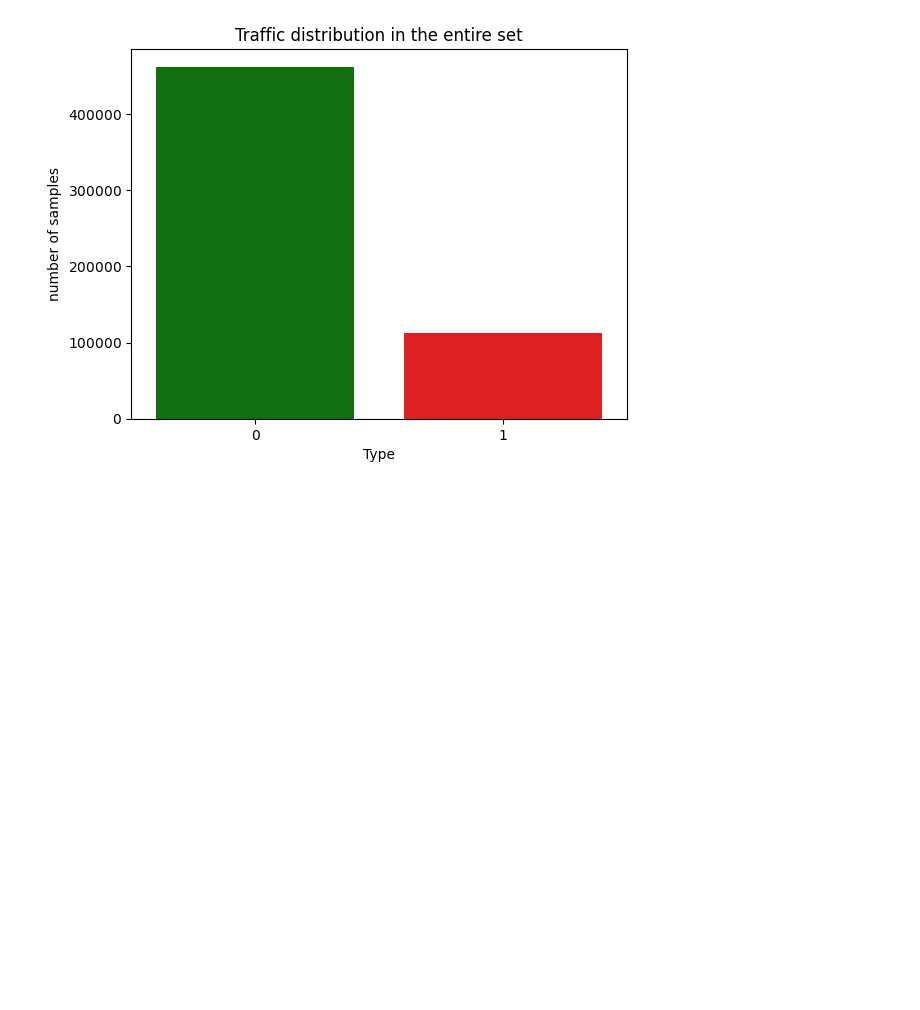
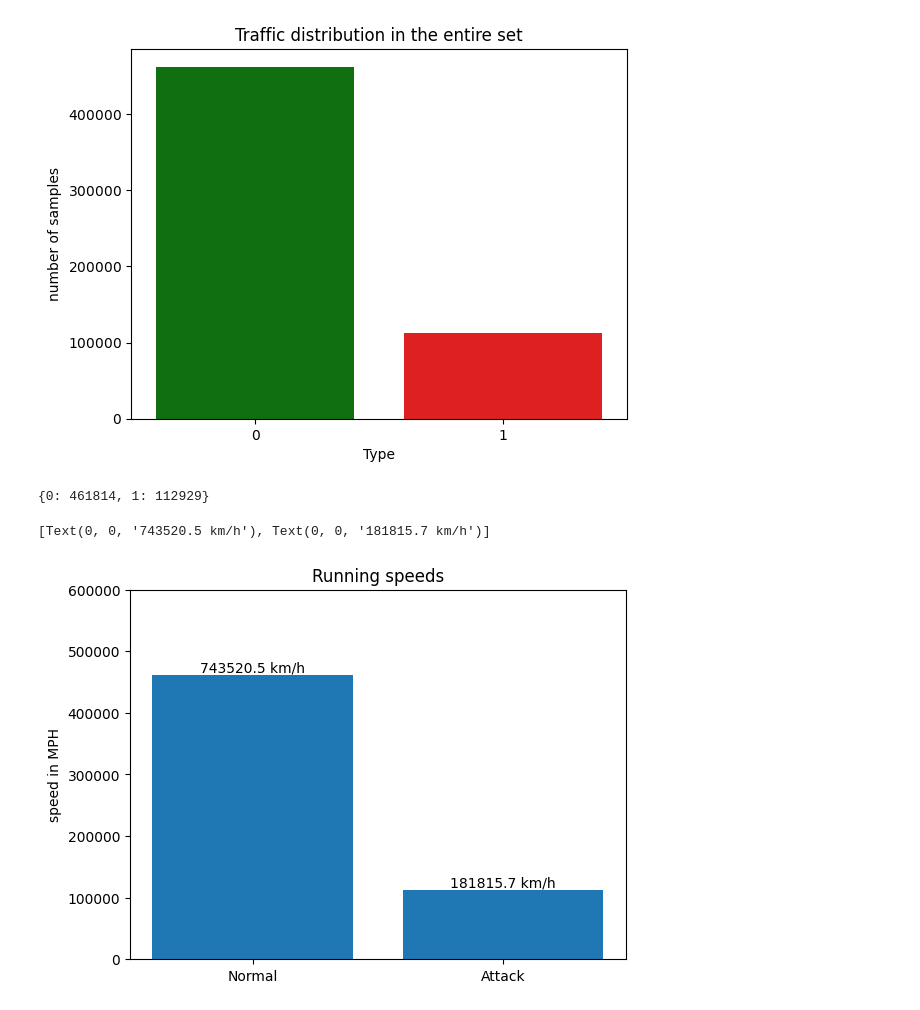
Before and after one commit to eddixoncu/benchmark_ml_dl_tr, a Jupyter notebook: benchmark.ipynb, the cells around one changed output. Drawn from its saved outputs; the diff is of its cells as text; code cells hidden in the pictures; blank space fills up the shorter version.

```diff
--- a/benchmark.ipynb
+++ b/benchmark.ipynb
@@ -115,4 +115,28 @@ Passing `palette` without assigning `hue` is deprecated and will be removed in v
 
   sns.countplot(x="is_attack", data=df, palette=["g","r"], legend=True)
 [figure]
+# %%
+unique_classes = df['is_attack'].unique()
+class_counts = df['is_attack'].value_counts()
+xaxis_labels =["Normal","Attack"]
+colors = {'normal':'green','attack':'red' }
+legend_labels = list(colors.keys())
+handles = [plt.Rectangle((0,0),1,1, color=colors[label]) for label in legend_labels]
+
+count_dict = class_counts.to_dict()
+count_dict
+#type(class_counts) # pandas.core.series.Series
+# %% [output]
+{0: 461814, 1: 112929}
+# %%
+animal_names = ['Lion', 'Cheeta']
+mph_speed =   count_dict.values()# [50,  75]
+
+fig, ax = plt.subplots()
+bar_container = ax.bar(xaxis_labels, mph_speed)
+ax.set(ylabel='speed in MPH', title='Running speeds', ylim=(0, 600000))
+ax.bar_label(bar_container, fmt=lambda x: f'{x * 1.61:.1f} km/h')
+# %% [output]
+[Text(0, 0, '743520.5 km/h'), Text(0, 0, '181815.7 km/h')]
+[figure, added]
 # %%
```
Also changed, not shown: parts of 1 cell of this notebook.
